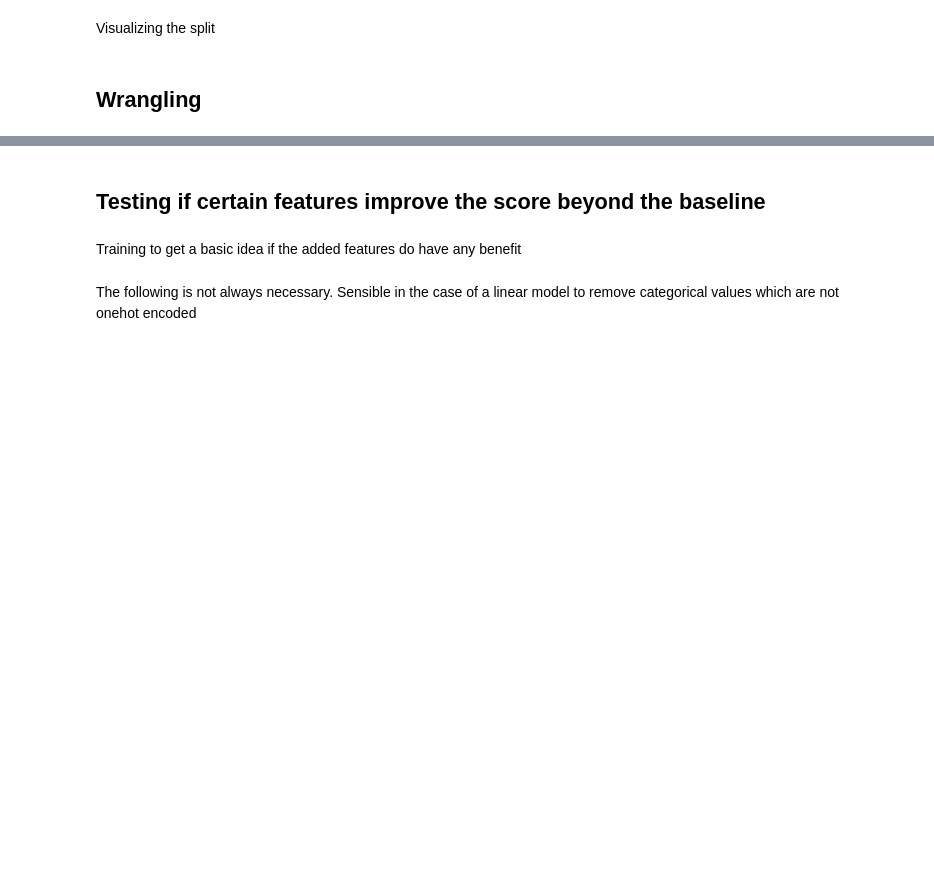
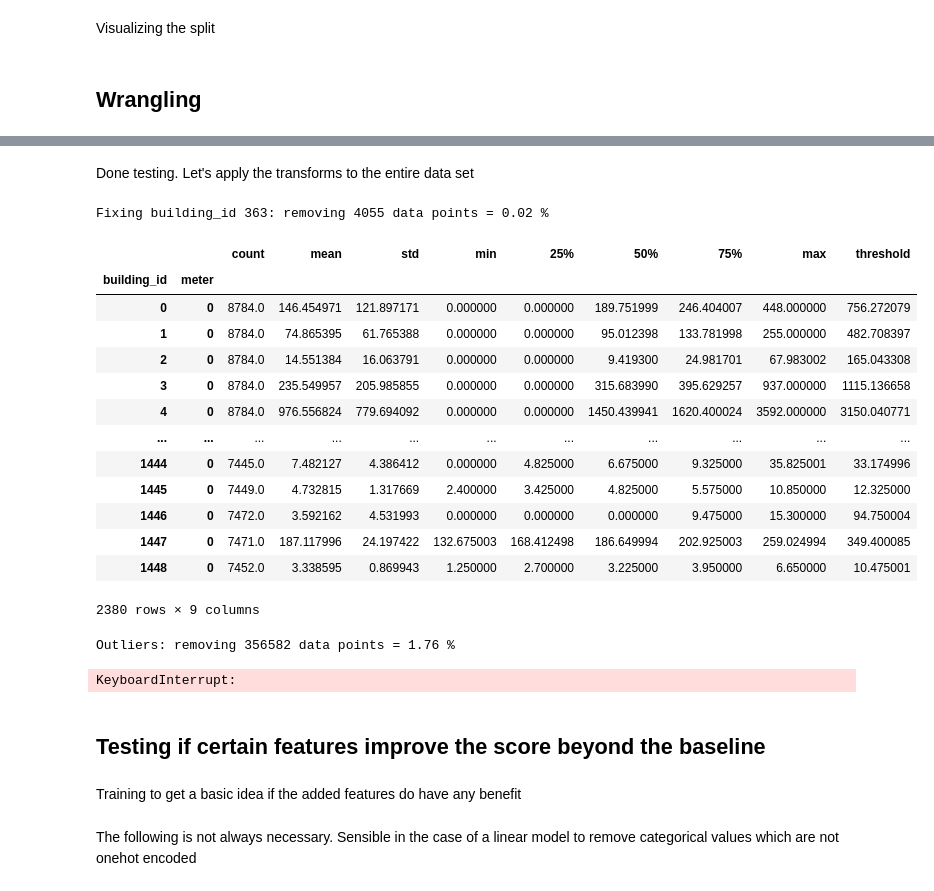
Before and after one commit to eschmidt42/ashrae, a Jupyter notebook: nbs/02_preprocessing.ipynb, the cells around one changed output, grey strips where cells are left out. Cells and saved outputs as stored; diff of their text form; code cells hidden in the pictures; blank space fills up the shorter version.

```diff
--- a/nbs/02_preprocessing.ipynb
+++ b/nbs/02_preprocessing.ipynb
@@ -550,3 +1253,40 @@ df, var_names = process(train.copy(),
+# %% [markdown]
+Done testing. Let's apply the transforms to the entire data set
+# %%
+%%time
+processor = Processor(t_train=t_train)
+tfms_config = {
+    'fix_bid_363':{},
+    'add_dep_var_stats':{},
+    'add_time_features':{},
+    'add_weather_features':{},
+    'add_building_features':{},
+    'remove_outliers':{'f':10,'dep_var':'meter_reading'},
+    'remove_imputed_weeks':{'dep_var':'meter_reading'},
+    'add_onehot_encoded':{},
+}
+df, var_names = processor(train, tfms_configs=tfms_config,
+                       df_weather=weather_train,
+                       df_building=building)
+display(df.head(), var_names)
+# %% [output]
+Fixing building_id 363: removing 4055 data points = 0.02 %
+|  |  | count | mean | std | min | 25% | 50% | 75% | max | threshold |
+| building_id | meter |  |  |  |  |  |  |  |  |  |
+| 0 | 0 | 8784.0 | 146.454971 | 121.897171 | 0.000000 | 0.000000 | 189.751999 | 246.404007 | 448.000000 | 756.272079 |
+| 1 | 0 | 8784.0 | 74.865395 | 61.765388 | 0.000000 | 0.000000 | 95.012398 | 133.781998 | 255.000000 | 482.708397 |
+| 2 | 0 | 8784.0 | 14.551384 | 16.063791 | 0.000000 | 0.000000 | 9.419300 | 24.981701 | 67.983002 | 165.043308 |
+| 3 | 0 | 8784.0 | 235.549957 | 205.985855 | 0.000000 | 0.000000 | 315.683990 | 395.629257 | 937.000000 | 1115.136658 |
+| 4 | 0 | 8784.0 | 976.556824 | 779.694092 | 0.000000 | 0.000000 | 1450.439941 | 1620.400024 | 3592.000000 | 3150.040771 |
+| ... | ... | ... | ... | ... | ... | ... | ... | ... | ... | ... |
+| 1444 | 0 | 7445.0 | 7.482127 | 4.386412 | 0.000000 | 4.825000 | 6.675000 | 9.325000 | 35.825001 | 33.174996 |
+| 1445 | 0 | 7449.0 | 4.732815 | 1.317669 | 2.400000 | 3.425000 | 4.825000 | 5.575000 | 10.850000 | 12.325000 |
+| 1446 | 0 | 7472.0 | 3.592162 | 4.531993 | 0.000000 | 0.000000 | 0.000000 | 9.475000 | 15.300000 | 94.750004 |
+| 1447 | 0 | 7471.0 | 187.117996 | 24.197422 | 132.675003 | 168.412498 | 186.649994 | 202.925003 | 259.024994 | 349.400085 |
+| 1448 | 0 | 7452.0 | 3.338595 | 0.869943 | 1.250000 | 2.700000 | 3.225000 | 3.950000 | 6.650000 | 10.475001 |
+2380 rows × 9 columns
+Outliers: removing 356582 data points = 1.76 %
+KeyboardInterrupt:
 # %%
 var_names
 # %%
```
Also changed, not shown: parts of 69 cells of this notebook, 1 other file.
